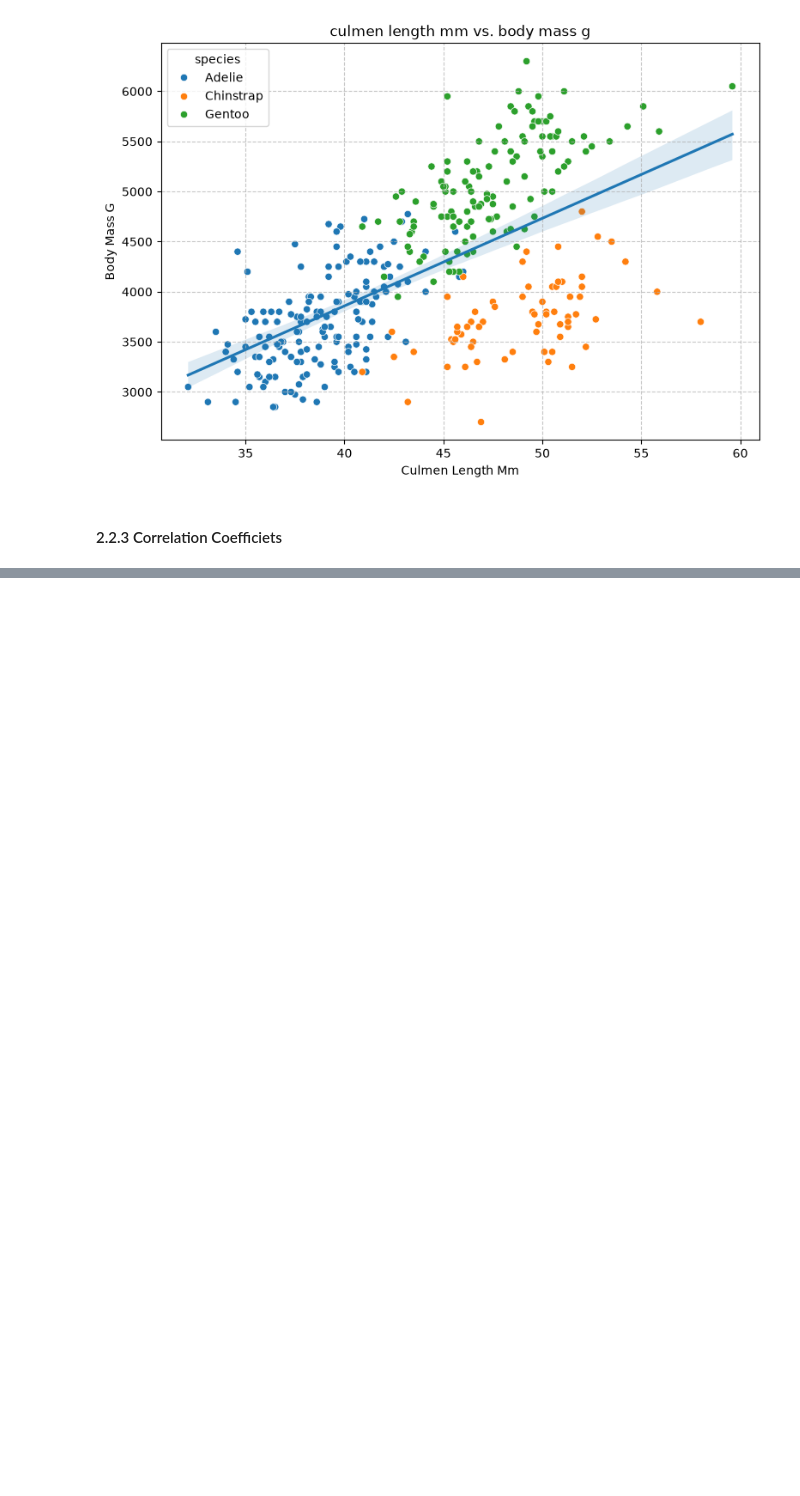
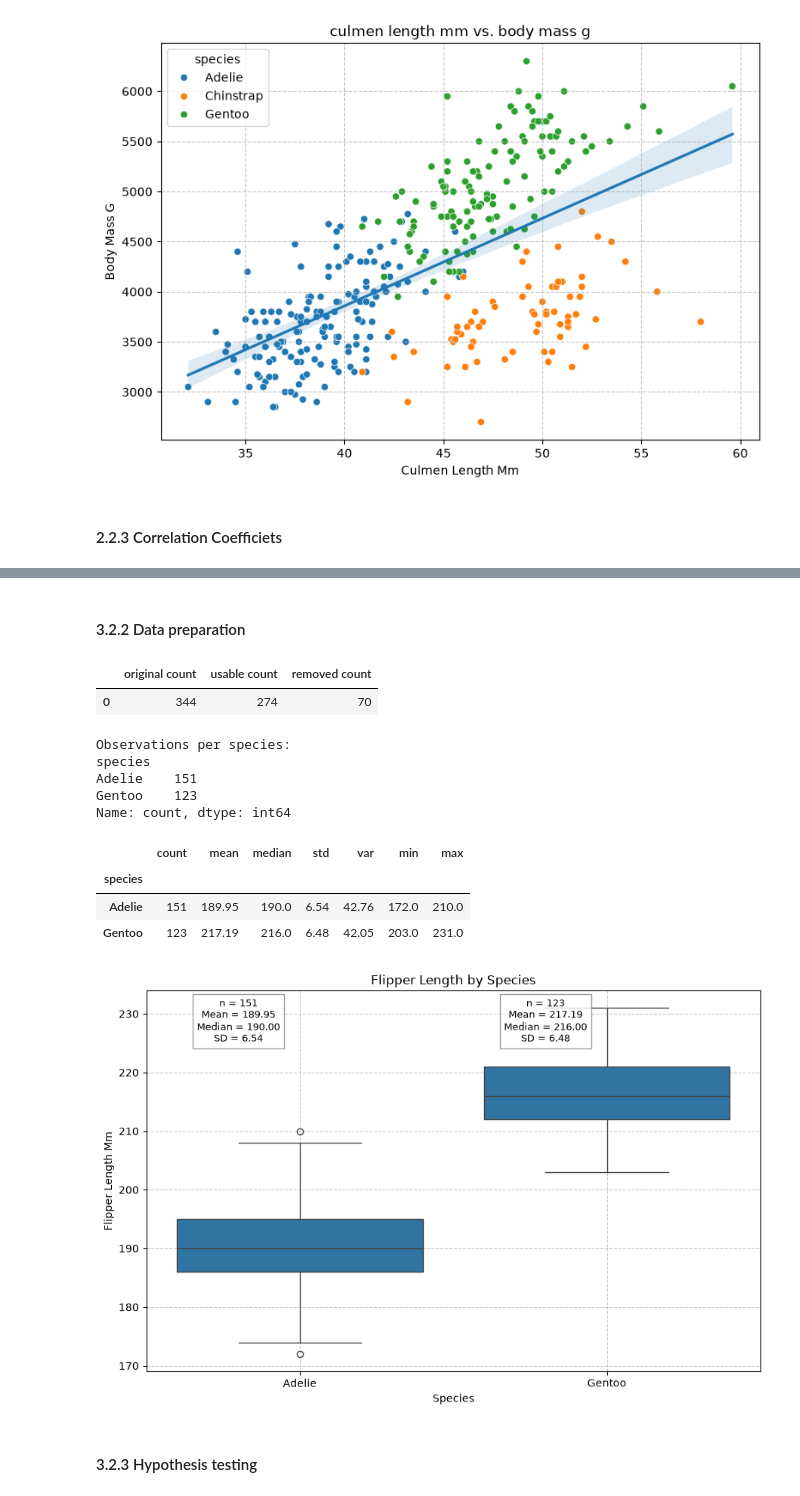
Before and after one commit to m-abdelkawy/data-analysis-msc, a Jupyter notebook: courses/ana500_foundations-of-data-analytics/projects/data_project/python/data_project_part2.ipynb, the cells around one changed output, grey strips where cells are left out. Cells and saved outputs as stored; diff of their text form; code cells hidden in the pictures; blank space fills up the shorter version.

```diff
--- a/courses/ana500_foundations-of-data-analytics/projects/data_project/python/data_project_part2.ipynb
+++ b/courses/ana500_foundations-of-data-analytics/projects/data_project/python/data_project_part2.ipynb
@@ -501,0 +691,59 @@ The correlation shows association and does not establish causation.
+# %% [markdown]
+#### 3.2.2 Data preparation
+# %%
+# Select species and flipper length, removing missing observations
+species_flipper = df[["species", "flipper_length_mm"]].dropna().copy()
+
+# Keep only Adelie and Gentoo penguins
+species_flipper = species_flipper[
+    species_flipper["species"].isin(["Adelie", "Gentoo"])
+].copy()
+
+# Show how many observations were retained
+species_flipper_obs_stats = pd.DataFrame({
+    "original count": [len(df)],
+    "usable count": [len(species_flipper)],
+    "removed count": [len(df) - len(species_flipper)]
+})
+
+display(species_flipper_obs_stats)
+
+print("\nObservations per species:")
+print(species_flipper["species"].value_counts())
+
+# Descriptive statistics
+display(
+    species_flipper.groupby("species")["flipper_length_mm"]
+    .agg(func=["count", "mean", "median", "std", "var", "min", "max"])
+    .round(2)
+)
+
+
+fig, ax = plt.subplots(figsize=(9, 6))
+
+plot_boxplot(
+    data=species_flipper,
+    x_categorical="species",
+    y_numerical="flipper_length_mm",
+    title="Flipper Length by Species",
+    display_stats=True,
+    ax=ax
+)
+
+plt.tight_layout()
+plt.show()
+# %% [output]
+|  | original count | usable count | removed count |
+| 0 | 344 | 274 | 70 |
+Observations per species:
+species
+Adelie    151
+Gentoo    123
+Name: count, dtype: int64
+|  | count | mean | median | std | var | min | max |
+| species |  |  |  |  |  |  |  |
+| Adelie | 151 | 189.95 | 190.0 | 6.54 | 42.76 | 172.0 | 210.0 |
+| Gentoo | 123 | 217.19 | 216.0 | 6.48 | 42.05 | 203.0 | 231.0 |
+[figure, added]
+# %% [markdown]
+#### 3.2.3 Hypothesis testing
```
Also changed, not shown: parts of 16 cells of this notebook, 4 other files.
